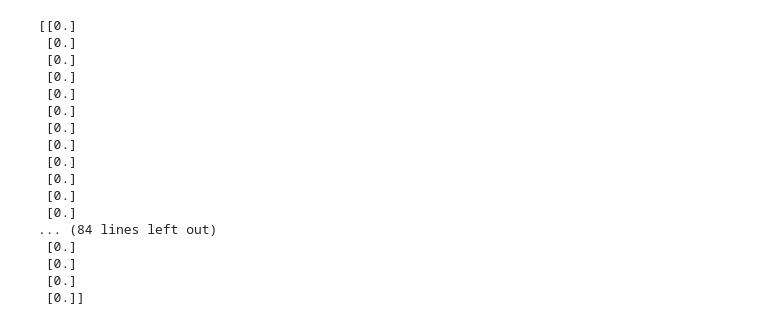
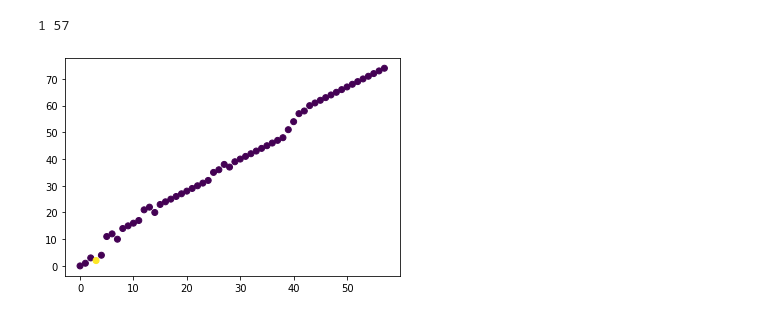
Before and after one commit to sdrogers/CLGP, a Jupyter notebook: Simpler.ipynb, the cells around one changed output. Saved outputs shown, nothing was run; the diff lists cells and outputs as text; code cells hidden in the pictures.

```diff
--- a/Simpler.ipynb
+++ b/Simpler.ipynb
@@ -119,20 +139,8 @@ print(a.shape)
-# %%
-print(a)
-# %% [output]
-[[0.]
- [0.]
- [0.]
- [0.]
- [0.]
- [0.]
- [0.]
- [0.]
- [0.]
- [0.]
- [0.]
- [0.]
-... (84 lines left out)
- [0.]
- [0.]
- [0.]
- [0.]]
+# %%
+matches = match(observed_1,corrected_data_2)
+cor,incor,status = eval_matches(matches,data_1_idx,data_2_idx)
+plt.scatter(matches[:,0],matches[:,1],c=status)
+print(cor,incor)
+# %% [output]
+1 57
+[figure, added]
```
Also changed, not shown: parts of 16 cells of this notebook.
